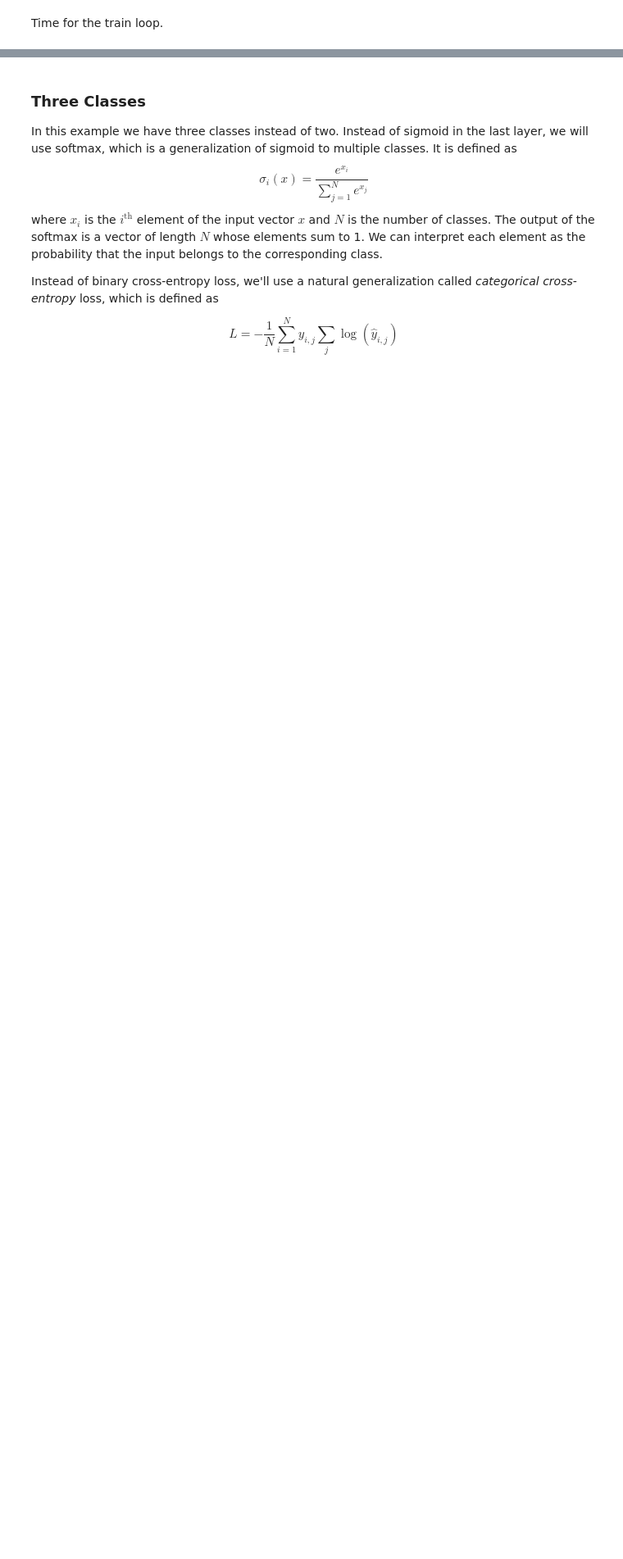
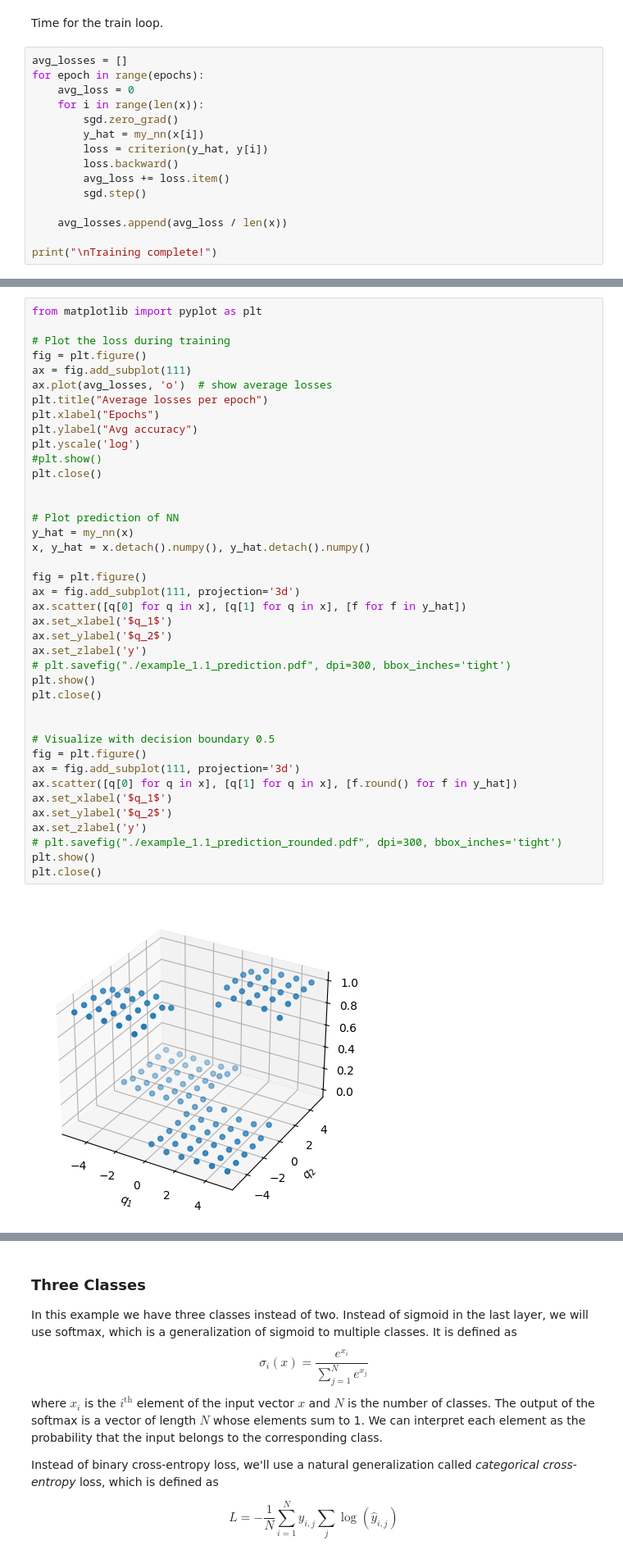
Before and after one commit to jimhalverson/COMP2023, a Jupyter notebook: notebooks/Physics and Machine Learning/2_Lecture_Supervised Learning.ipynb, the cells around one changed output, grey strips where cells are left out. Shown at 82% size. Cells and saved outputs as stored; diff of their text form; blank space fills up the shorter version.

```diff
--- a/notebooks/Physics and Machine Learning/2_Lecture_Supervised Learning.ipynb
+++ b/notebooks/Physics and Machine Learning/2_Lecture_Supervised Learning.ipynb
@@ -35,2 +126,17 @@ We choose to use stochastic gradient descent, which differs from gradient descen
 # %% [markdown]
 Time for the train loop.
+# %%
+avg_losses = []
+for epoch in range(epochs):
+    avg_loss = 0
+    for i in range(len(x)):
+        sgd.zero_grad()
+        y_hat = my_nn(x[i])
+        loss = criterion(y_hat, y[i])
+        loss.backward()
+        avg_loss += loss.item()
+        sgd.step()
+
+    avg_losses.append(avg_loss / len(x))
+
+print("\nTraining complete!")
@@ -36,0 +145,42 @@ Time for the train loop.
+# %%
+from matplotlib import pyplot as plt
+
+# Plot the loss during training
+fig = plt.figure()
+ax = fig.add_subplot(111)
+ax.plot(avg_losses, 'o')  # show average losses
+plt.title("Average losses per epoch")
+plt.xlabel("Epochs")
+plt.ylabel("Avg accuracy")
+plt.yscale('log')
+#plt.show()
+plt.close()
+
+
+# Plot prediction of NN
+y_hat = my_nn(x)
+x, y_hat = x.detach().numpy(), y_hat.detach().numpy()
+
+fig = plt.figure()
+ax = fig.add_subplot(111, projection='3d')
+ax.scatter([q[0] for q in x], [q[1] for q in x], [f for f in y_hat])
+ax.set_xlabel('$q_1$')
+ax.set_ylabel('$q_2$')
+ax.set_zlabel('y')
+# plt.savefig("./example_1.1_prediction.pdf", dpi=300, bbox_inches='tight')
+plt.show()
+plt.close()
+
+
+# Visualize with decision boundary 0.5
+fig = plt.figure()
+ax = fig.add_subplot(111, projection='3d')
+ax.scatter([q[0] for q in x], [q[1] for q in x], [f.round() for f in y_hat])
+ax.set_xlabel('$q_1$')
+ax.set_ylabel('$q_2$')
+ax.set_zlabel('y')
+# plt.savefig("./example_1.1_prediction_rounded.pdf", dpi=300, bbox_inches='tight')
+plt.show()
+plt.close()
+# %% [output]
+[figure, added]
```
Also changed, not shown: parts of 20 cells of this notebook, 1 other file.
